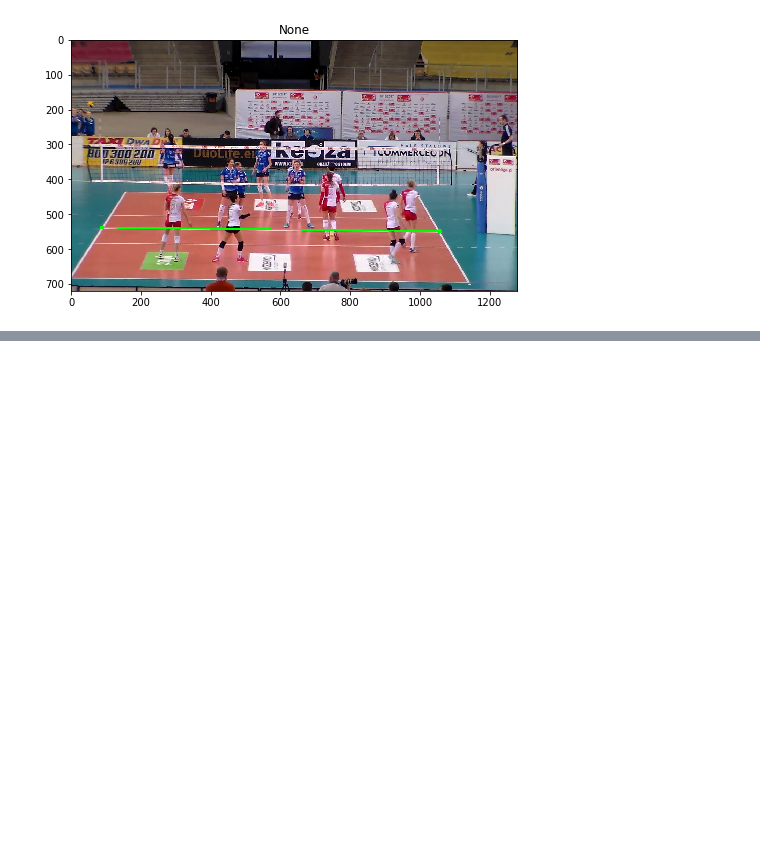
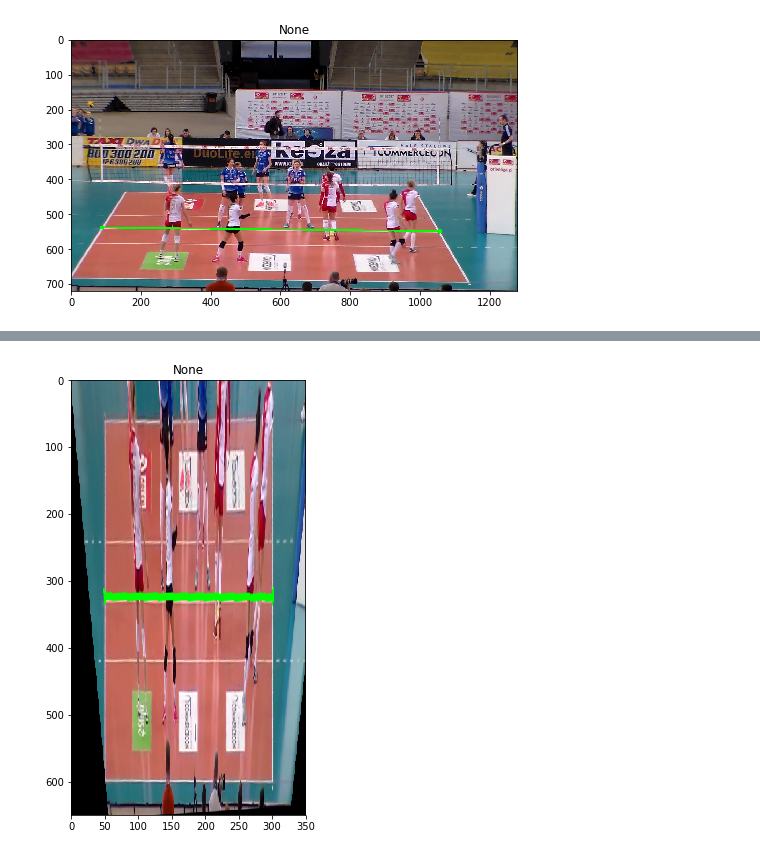
Before and after one commit to bfortuner/computer-vision, a Jupyter notebook: theory/Homography.ipynb, the cells around one changed output, grey strips where cells are left out. Saved outputs shown, nothing was run; the diff lists cells and outputs as text; code cells hidden in the pictures; blank space fills up the shorter version.

```diff
--- a/theory/Homography.ipynb
+++ b/theory/Homography.ipynb
@@ -719,0 +602,5 @@ plot_img(img, fs=(8,8), title=None)
+# %%
+im_dst = cv2.warpPerspective(img, H, dsize=(floor.shape[1],floor.shape[0]))
+plot_img(im_dst, fs=(8,8))
+# %% [output]
+[figure, added]
```
Also changed, not shown: parts of 37 cells of this notebook.
